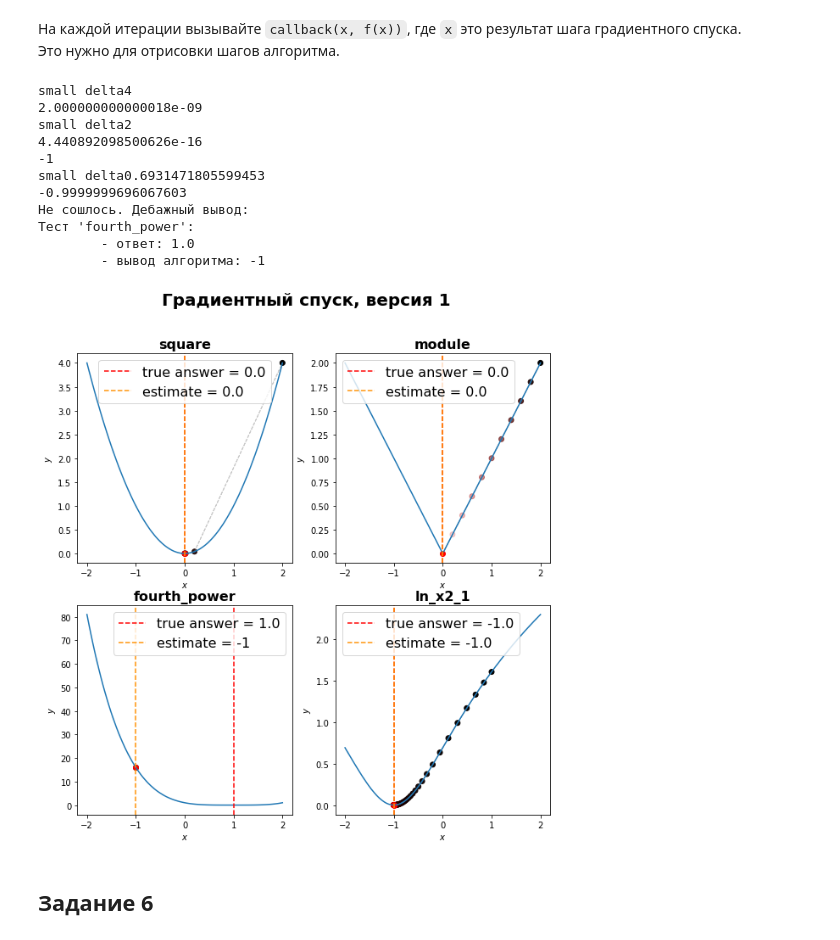
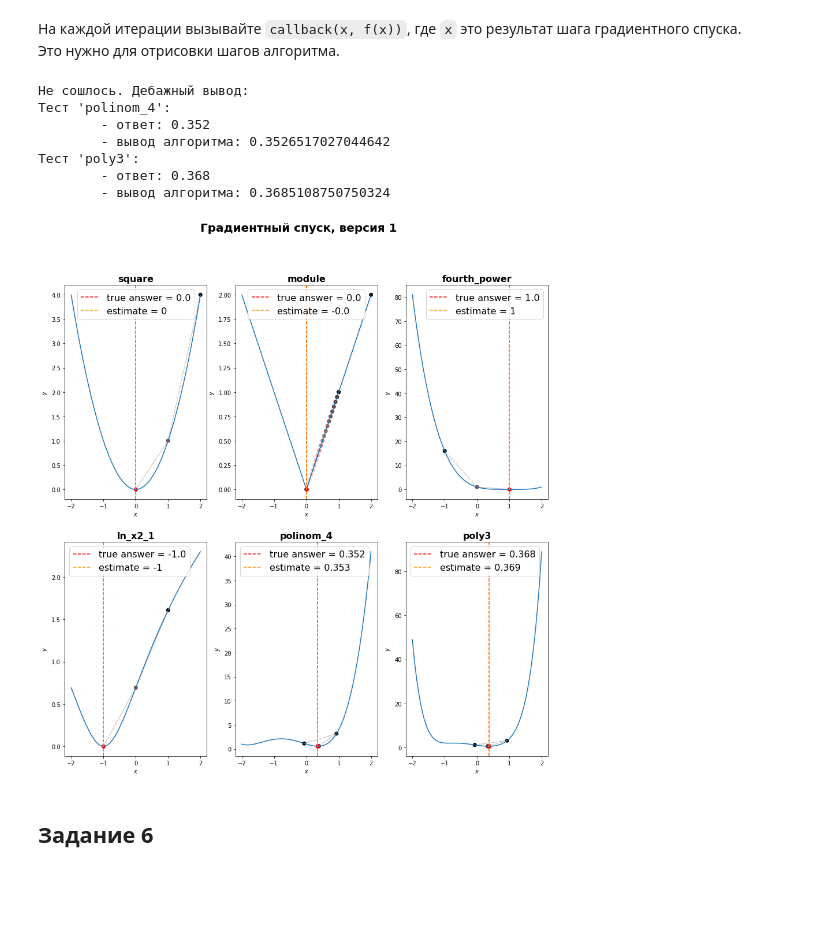
Before and after one commit to ctrlc0ctrlv/deep_learning_2018-19, a Jupyter notebook: [homework,_base]gradient.ipynb, the cells around one changed output. Saved outputs shown, nothing was run; the diff lists cells and outputs as text; code cells hidden in the pictures; blank space fills up the shorter version.

```diff
--- a/[homework,_base]gradient.ipynb
+++ b/[homework,_base]gradient.ipynb
@@ -267,17 +267,26 @@ def grad_descent_v1(func, deriv, start=None, callback=None):
     estimate = start
     callback(estimate, func(estimate))  # не забывайте логировать шаги!
 
-    epsilon = abs(abs(1/func(start)) - 0.7) # ВОПРОСИКИ
+    epsilon =  0.05
     i = 0
-    while(((func(estimate) - func(estimate - deriv(estimate)*epsilon)) >= 0) and (i < 1e5)):
+    while (deriv(estimate) > 0):
+        estimate -= 1
+        callback(estimate, func(estimate))
+    while (deriv(estimate) < 0):
+        estimate += 1
+        callback(estimate, func(estimate))
+    while(((func(estimate) - func(estimate - deriv(estimate)*epsilon)) > 0) and (i < 1e4)):
         estimate = estimate - deriv(estimate)*epsilon
         callback(estimate, func(estimate))
         i += 1
         if ((func(estimate) - func(estimate - deriv(estimate)*epsilon)) < 1e-17):
-            print("small delta" + str(func(-2)))
+            #print("small delta" + str(func(-2)))
             break
+        if (func(estimate) - func(estimate - deriv(estimate)*epsilon)) < 0:
+            epsilon /= 5
+            estimate = estimate - deriv(estimate)*epsilon
 
-    print(estimate)
+    #print(estimate)
     #return estimate - deriv(estimate)*epsilon
     return estimate
 # %%
@@ -295,45 +304,51 @@ test_cases = {
         "answer" : 0.0
     },
     "fourth_power": {
         "func" : lambda x: (x - 1)**4,
         "deriv" : lambda x: 4 * (x - 1)**3,
         "start" : -1,
         "answer" : 1.0
     },
     "ln_x2_1": {
         "func" : lambda x: np.log((x + 1)**2 + 1),
         "deriv" : lambda x: 2 * (x + 1) / (x**2 +1),
         "start" : 1,
         "answer" : -1.0
+    },
+    "polinom_4": {
+        "func" : lambda x: x**4 + 3 * x**3 + x**2 - 2 * x + 1.0,
+        "deriv" : lambda x: 4 * x**3 + 9 * x**2 + 2 * x - 2.0,
+        "answer" : 0.352
+    },
+    "poly3" : {
+        "func" : lambda x: x**6 + 3 * x**3 + x**2 - 2 * x + 1.0,
+        "deriv" : lambda x: 6 * x**5 + 9 * x **2 + 2 * x - 2.0,
+        "answer" : 0.368
     }
 }
 
 tol = 1e-4  # желаемая точность
-fig, axes = plt.subplots(2, 2, figsize=(10, 10))
+fig, axes = plt.subplots(2, 3, figsize=(15, 15))
 fig.suptitle("Градиентный спуск, версия 1", fontweight="bold", fontsize=20)
 grid = np.linspace(-2, 2, 100)
 
 is_correct, debug_log = test_convergence_1d(
     grad_descent_v1, test_cases, tol,
     axes, grid
 )
 if not is_correct:
     print("Не сошлось. Дебажный вывод:")
     for log_entry in debug_log:
         print(log_entry)
 # %% [output]
-small delta4
-2.000000000000018e-09
-small delta2
-4.440892098500626e-16
--1
-small delta0.6931471805599453
--0.9999999696067603
 Не сошлось. Дебажный вывод:
-Тест 'fourth_power':
-        - ответ: 1.0
-        - вывод алгоритма: -1
+Тест 'polinom_4':
+        - ответ: 0.352
+        - вывод алгоритма: 0.3526517027044642
+Тест 'poly3':
+        - ответ: 0.368
+        - вывод алгоритма: 0.3685108750750324
-[figure, old version]
+[figure, new version]
 # %% [markdown]
 ## Задание 6 ##
 # %% [markdown]
```
Also changed, not shown: parts of 5 cells of this notebook.
